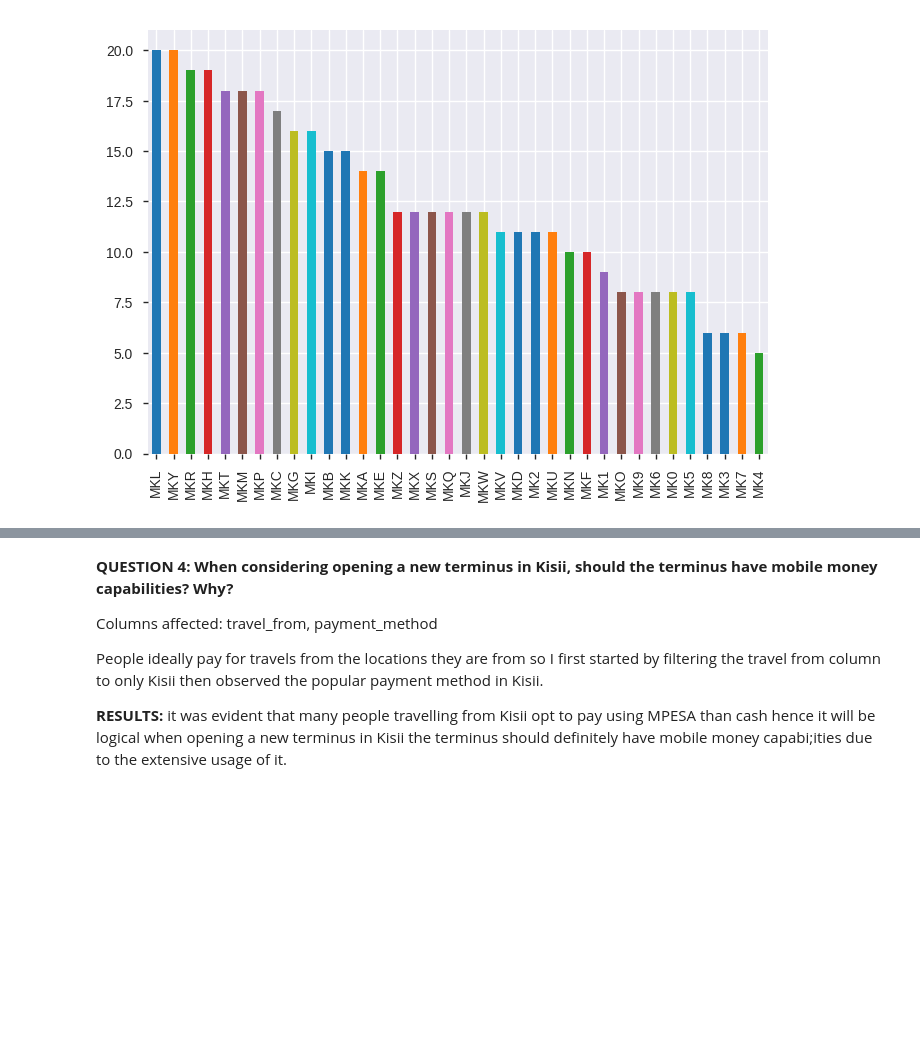
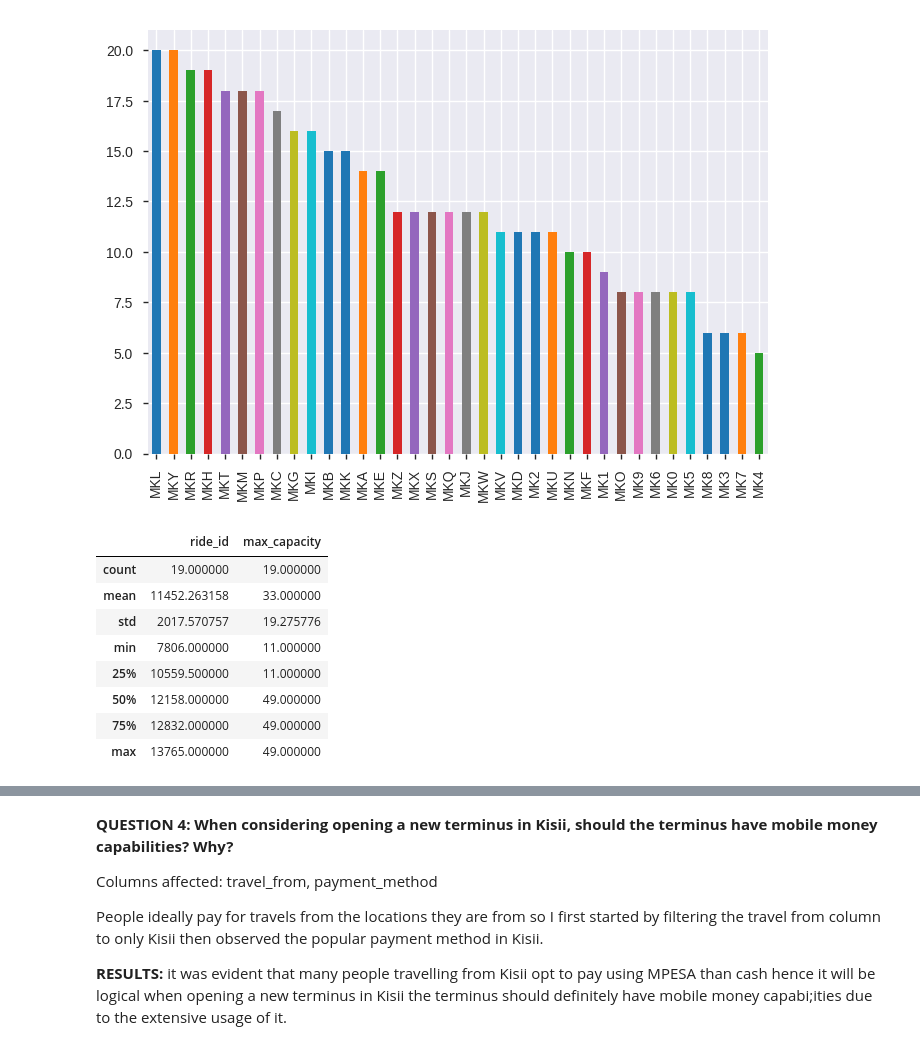
Before and after one commit to erodrago/DSchallenge, a Jupyter notebook: challenge.ipynb, the cells around one changed output, grey strips where cells are left out. Drawn from its saved outputs; the diff is of its cells as text; code cells hidden in the pictures; blank space fills up the shorter version.

```diff
--- a/challenge.ipynb
+++ b/challenge.ipynb
@@ -147,3 +147,15 @@ See the caveats in the documentation: http://pandas.pydata.org/pandas-docs/stabl
   """
 <matplotlib.axes._subplots.AxesSubplot at 0x...>
 [figure]
+# %%
+travelsdfmk[travelsdfmk["mk_X"] == "MKL"].describe()
+# %% [output]
+|  | ride_id | max_capacity |
+| count | 19.000000 | 19.000000 |
+| mean | 11452.263158 | 33.000000 |
+| std | 2017.570757 | 19.275776 |
+| min | 7806.000000 | 11.000000 |
+| 25% | 10559.500000 | 11.000000 |
+| 50% | 12158.000000 | 49.000000 |
+| 75% | 12832.000000 | 49.000000 |
+| max | 13765.000000 | 49.000000 |
```
Also changed, not shown: parts of 3 cells of this notebook.
